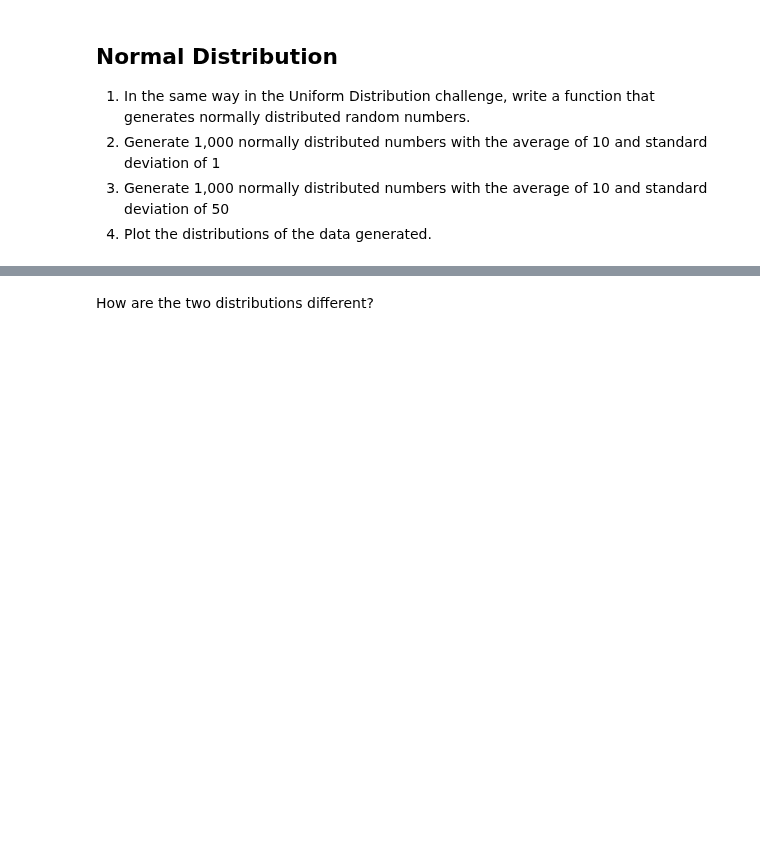
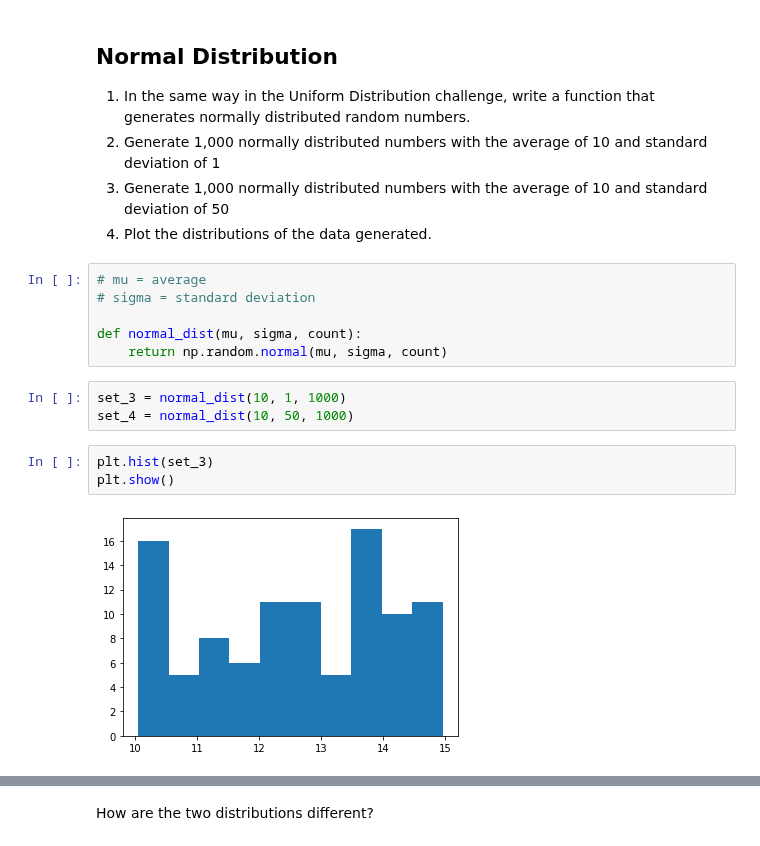
Before and after one commit to ta-datapt-bcn/lab-cont-probability-distribution, a Jupyter notebook: your_code/main.ipynb, the cells around one changed output, grey strips where cells are left out. Drawn from its saved outputs; the diff is of its cells as text; blank space fills up the shorter version.

```diff
--- a/your_code/main.ipynb
+++ b/your_code/main.ipynb
@@ -54,3 +81,17 @@ How are the two distributions different?
 1. Generate 1,000 normally distributed numbers with the average of 10 and standard deviation of 1
 1. Generate 1,000 normally distributed numbers with the average of 10 and standard deviation of 50
 2. Plot the distributions of the data generated.
+# %%
+# mu = average
+# sigma = standard deviation
+
+def normal_dist(mu, sigma, count):
+    return np.random.normal(mu, sigma, count)
+# %%
+set_3 = normal_dist(10, 1, 1000)
+set_4 = normal_dist(10, 50, 1000)
+# %%
+plt.hist(set_3)
+plt.show()
+# %% [output]
+[figure, added]
```
Also changed, not shown: parts of 18 cells of this notebook, 1 other file.
